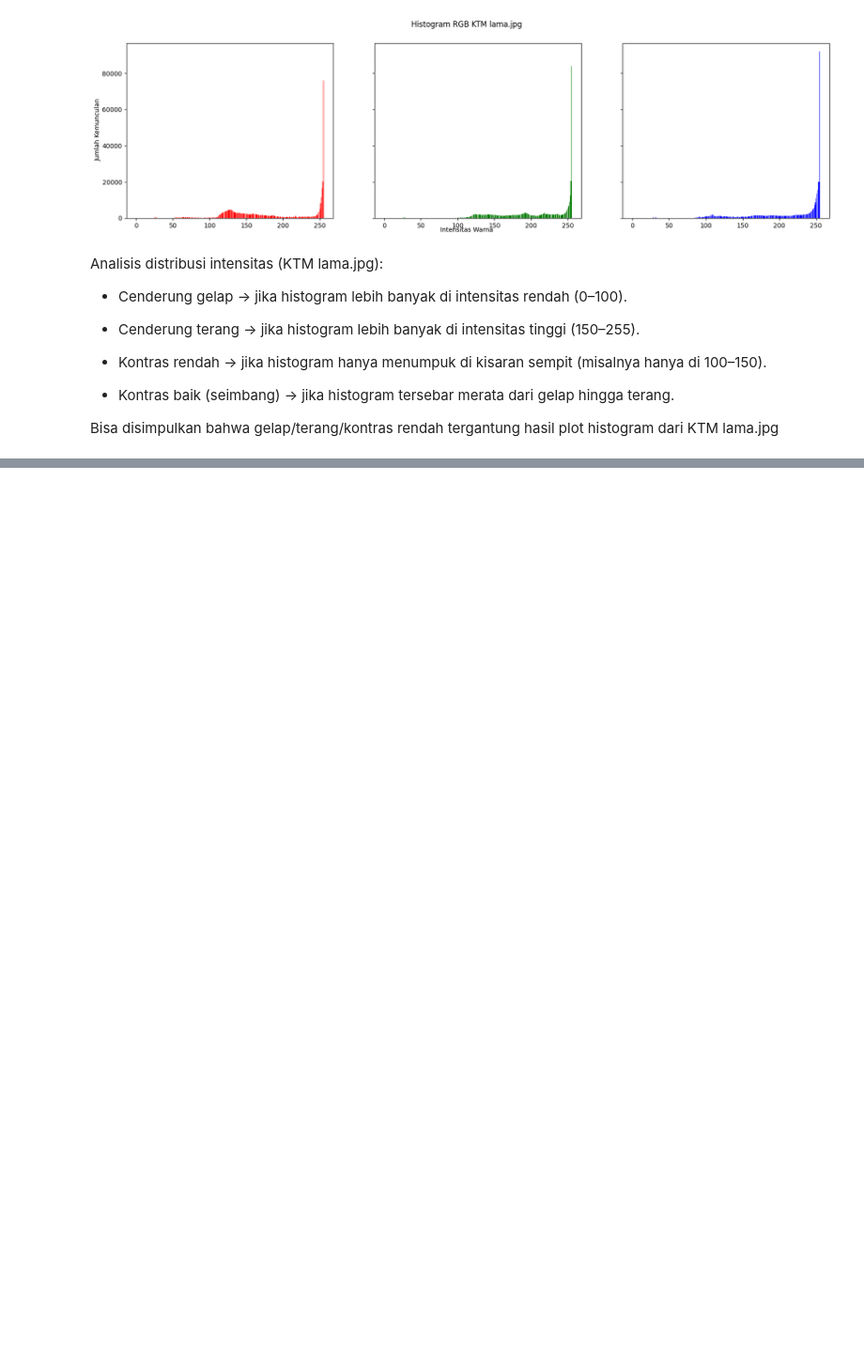
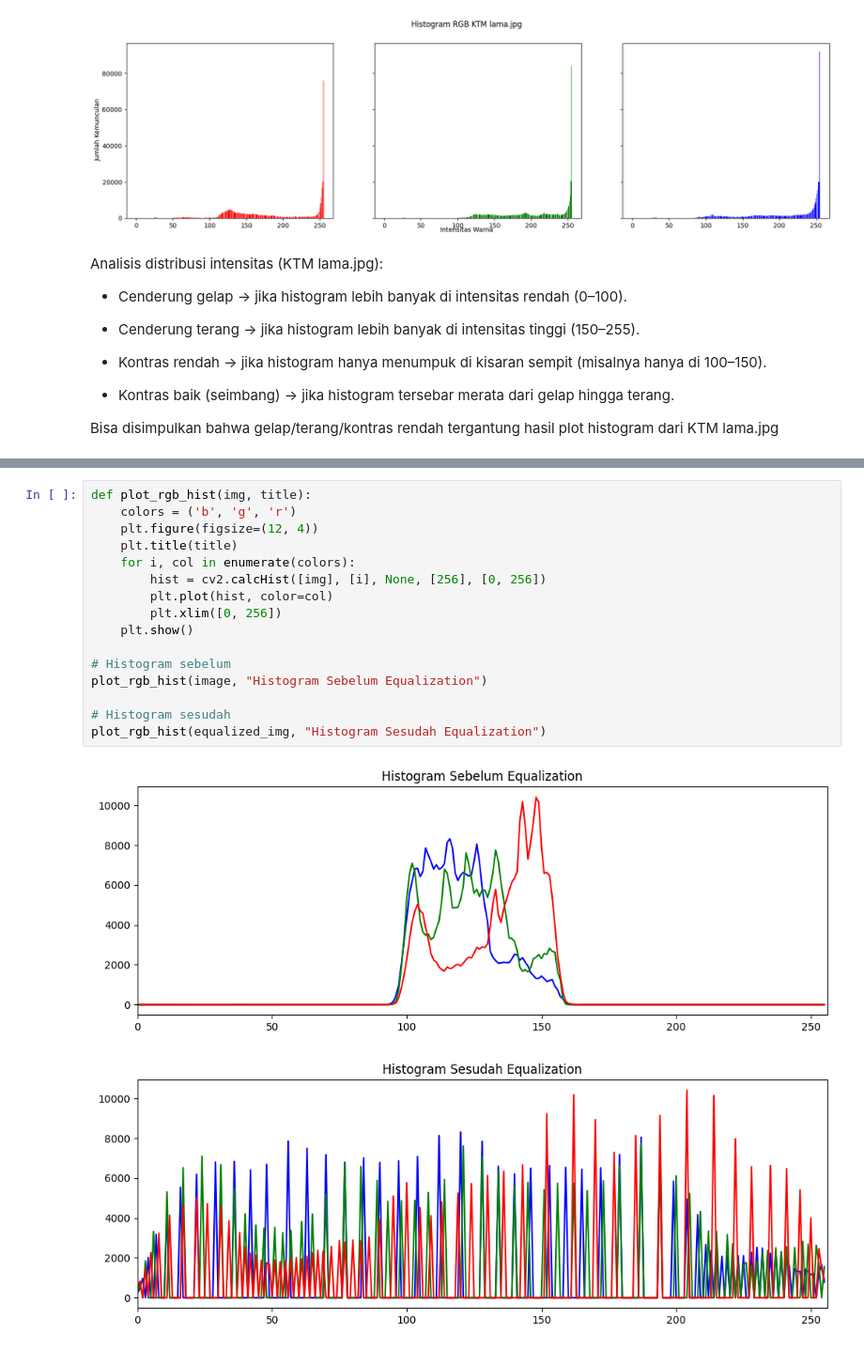
Before and after one commit to Putra1688/PCVK25_3G_22, a Jupyter notebook: Week05_22.ipynb, the cells around one changed output, grey strips where cells are left out. Shown at 94% size. Saved outputs shown, nothing was run; the diff lists cells and outputs as text; blank space fills up the shorter version.

```diff
--- a/Week05_22.ipynb
+++ b/Week05_22.ipynb
@@ -125,0 +231,19 @@ Bisa disimpulkan bahwa gelap/terang/kontras rendah tergantung hasil plot histogr
+# %%
+def plot_rgb_hist(img, title):
+    colors = ('b', 'g', 'r')
+    plt.figure(figsize=(12, 4))
+    plt.title(title)
+    for i, col in enumerate(colors):
+        hist = cv2.calcHist([img], [i], None, [256], [0, 256])
+        plt.plot(hist, color=col)
+        plt.xlim([0, 256])
+    plt.show()
+
+# Histogram sebelum
+plot_rgb_hist(image, "Histogram Sebelum Equalization")
+
+# Histogram sesudah
+plot_rgb_hist(equalized_img, "Histogram Sesudah Equalization")
+# %% [output]
+[figure, added]
+[figure, added]
```
Also changed, not shown: parts of 5 cells of this notebook.
